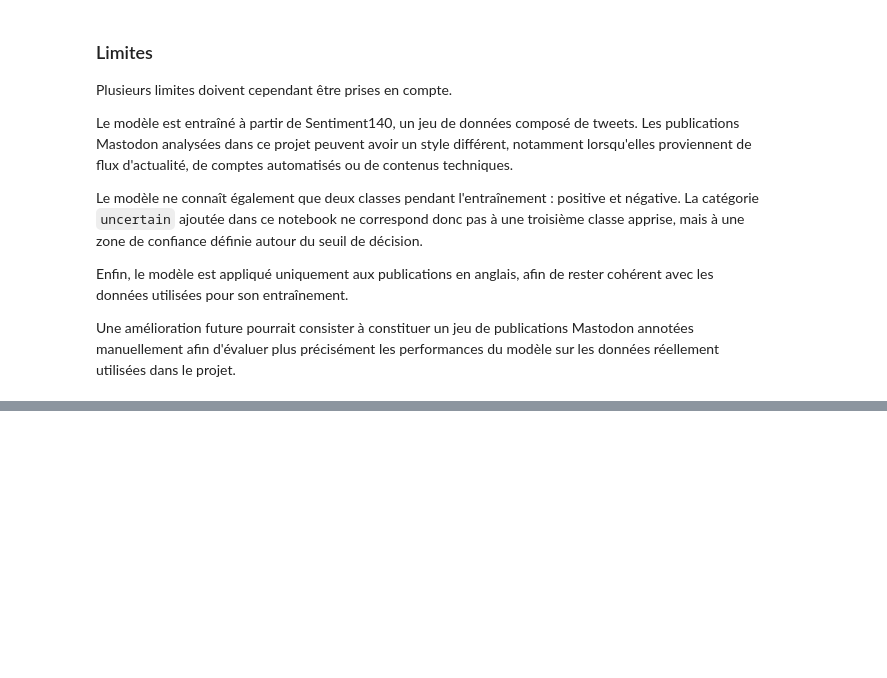
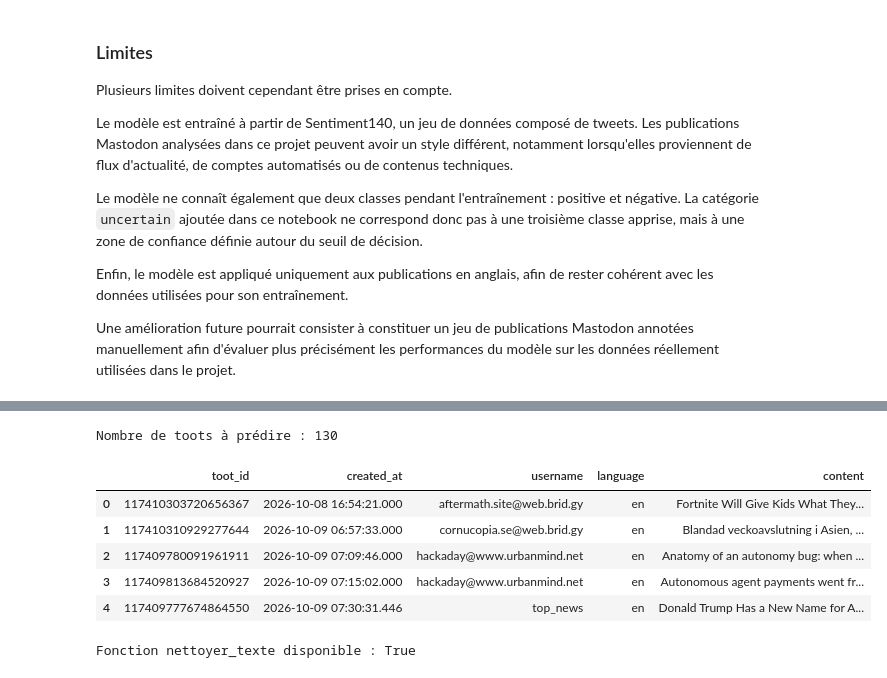
Before and after one commit to karl9722/mastodon-spark-project, a Jupyter notebook: notebooks/03_ml.ipynb, the cells around one changed output, grey strips where cells are left out. Saved outputs shown, nothing was run; the diff lists cells and outputs as text; code cells hidden in the pictures; blank space fills up the shorter version.

```diff
--- a/notebooks/03_ml.ipynb
+++ b/notebooks/03_ml.ipynb
@@ -1510,0 +1563,66 @@ Une amélioration future pourrait consister à constituer un jeu de publications
+# %%
+import os
+import psycopg2
+import pandas as pd
+
+conn = psycopg2.connect(
+    host=os.getenv("PGHOST"),
+    port=os.getenv("PGPORT"),
+    database=os.getenv("PGDATABASE"),
+    user=os.getenv("PGUSER"),
+    password=os.getenv("PGPASSWORD")
+)
+
+requete = """
+    SELECT
+        t.toot_id,
+        t.created_at,
+        t.username,
+        t.language,
+        t.content
+    FROM toots t
+    LEFT JOIN toot_sentiments s
+        ON t.toot_id = s.toot_id
+    WHERE t.language = 'en'
+      AND t.content IS NOT NULL
+      AND t.toot_id NOT IN ('1001', '1002', '1003', '1004', '1005')
+      AND s.toot_id IS NULL
+    ORDER BY t.created_at;
+"""
+
+cursor = conn.cursor()
+cursor.execute(requete)
+
+colonnes = [
+    description[0]
+    for description in cursor.description
+]
+
+donnees = cursor.fetchall()
+
+nouveaux_toots = pd.DataFrame(
+    donnees,
+    columns=colonnes
+)
+
+cursor.close()
+conn.close()
+
+print("Nombre de toots à prédire :", len(nouveaux_toots))
+
+display(nouveaux_toots.head())
+# %% [output]
+Nombre de toots à prédire : 130
+|  | toot_id | created_at | username | language | content |
+| 0 | 117410303720656367 | 2026-10-08 16:54:21.000 | aftermath.site@web.brid.gy | en | Fortnite Will Give Kids What They... |
+| 1 | 117410310929277644 | 2026-10-09 06:57:33.000 | cornucopia.se@web.brid.gy | en | Blandad veckoavslutning i Asien, ... |
+| 2 | 117409780091961911 | 2026-10-09 07:09:46.000 | hackaday@www.urbanmind.net | en | Anatomy of an autonomy bug: when ... |
+| 3 | 117409813684520927 | 2026-10-09 07:15:02.000 | hackaday@www.urbanmind.net | en | Autonomous agent payments went fr... |
+| 4 | 117409777674864550 | 2026-10-09 07:30:31.446 | top_news | en | Donald Trump Has a New Name for A... |
+# %%
+print(
+    "Fonction nettoyer_texte disponible :",
+    "nettoyer_texte" in globals()
+)
+# %% [output]
+Fonction nettoyer_texte disponible : True
```
Also changed, not shown: parts of 12 cells of this notebook, 2 other files.
